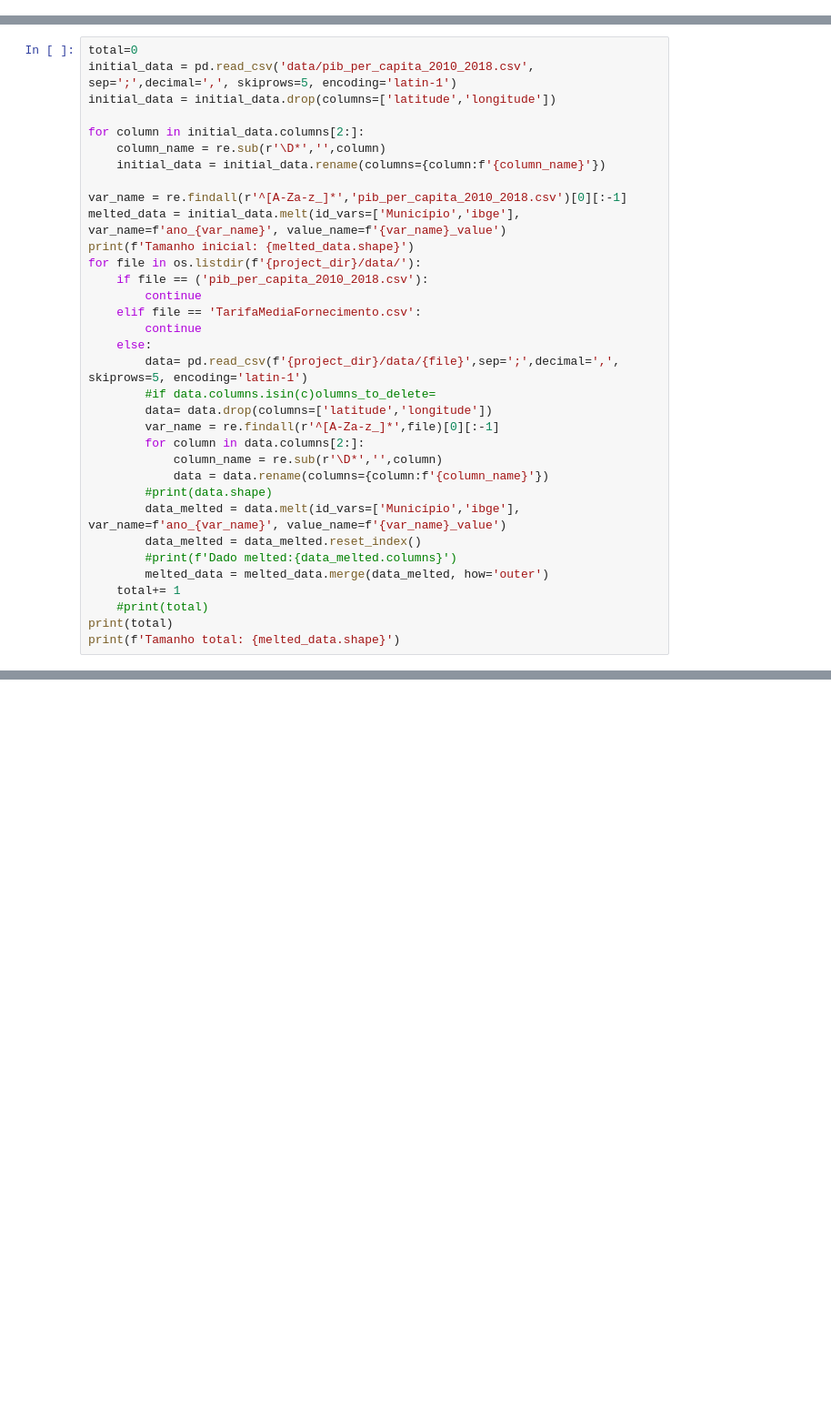
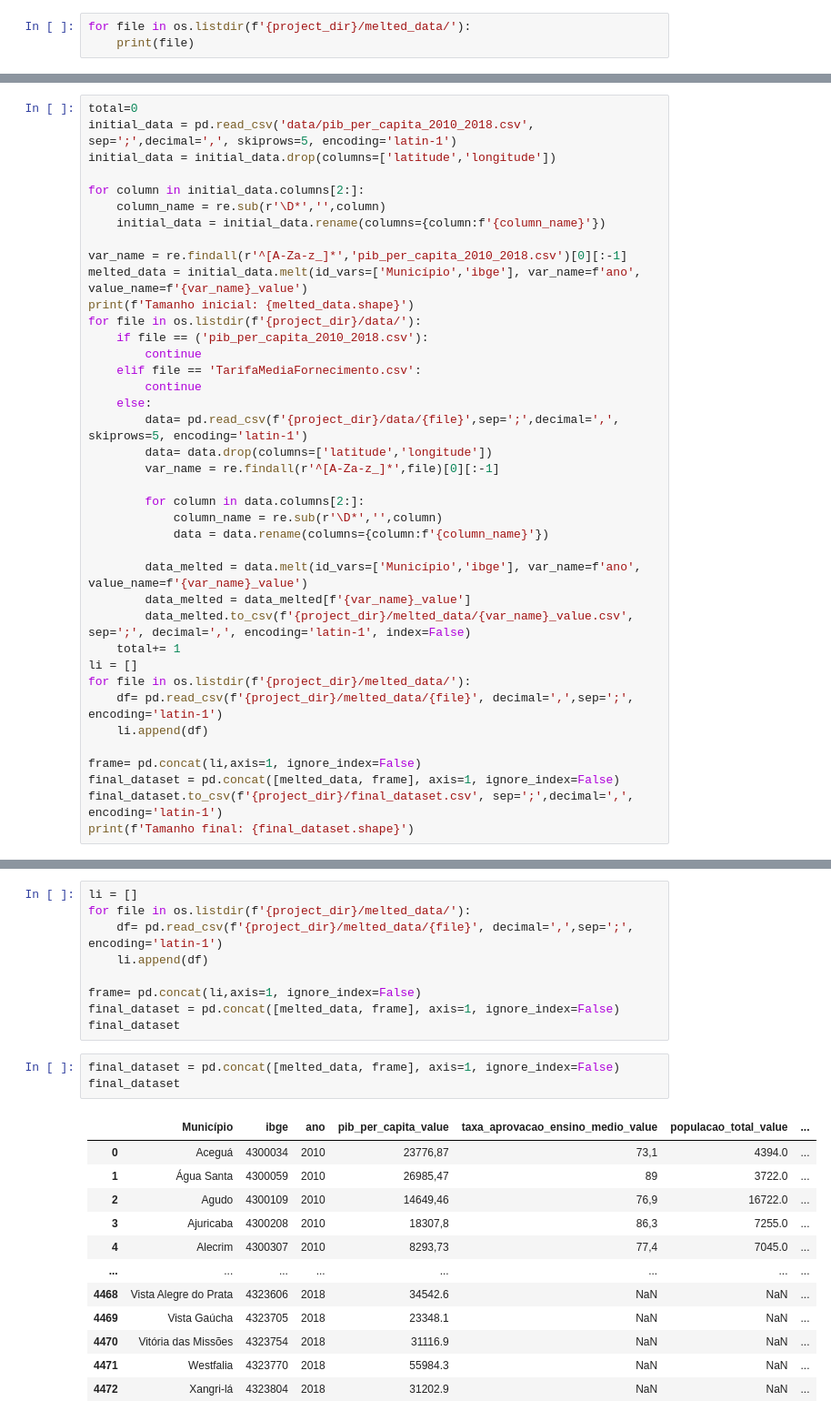
Before and after one commit to eugeniothiago/tcc_economia, a Jupyter notebook: notebook.ipynb, the cells around one changed output, grey strips where cells are left out. Shown at 91% size. Cells and saved outputs as stored; diff of their text form; blank space fills up the shorter version.

```diff
--- a/notebook.ipynb
+++ b/notebook.ipynb
@@ -32,0 +11,3 @@ os.listdir(f'{project_dir}/data')
+# %%
+for file in os.listdir(f'{project_dir}/melted_data/'):
+    print(file)
@@ -40,7 +40,7 @@ for column in initial_data.columns[2:]:
     initial_data = initial_data.rename(columns={column:f'{column_name}'})
 
 var_name = re.findall(r'^[A-Za-z_]*','pib_per_capita_2010_2018.csv')[0][:-1]
-melted_data = initial_data.melt(id_vars=['Município','ibge'], var_name=f'ano_{var_name}', value_name=f'{var_name}_value')
+melted_data = initial_data.melt(id_vars=['Município','ibge'], var_name=f'ano', value_name=f'{var_name}_value')
 print(f'Tamanho inicial: {melted_data.shape}')
 for file in os.listdir(f'{project_dir}/data/'):
     if file == ('pib_per_capita_2010_2018.csv'):
@@ -49,20 +49,25 @@ for file in os.listdir(f'{project_dir}/data/'):
         continue
     else:
         data= pd.read_csv(f'{project_dir}/data/{file}',sep=';',decimal=',', skiprows=5, encoding='latin-1')
-        #if data.columns.isin(c)olumns_to_delete=
         data= data.drop(columns=['latitude','longitude'])
         var_name = re.findall(r'^[A-Za-z_]*',file)[0][:-1]
+
         for column in data.columns[2:]:
             column_name = re.sub(r'\D*','',column)
             data = data.rename(columns={column:f'{column_name}'})
-        #print(data.shape)
-        data_melted = data.melt(id_vars=['Município','ibge'], var_name=f'ano_{var_name}', value_name=f'{var_name}_value')
-        data_melted = data_melted.reset_index()
-        #print(f'Dado melted:{data_melted.columns}')
-        melted_data = melted_data.merge(data_melted, how='outer')
+
+        data_melted = data.melt(id_vars=['Município','ibge'], var_name=f'ano', value_name=f'{var_name}_value')
+        data_melted = data_melted[f'{var_name}_value']
+        data_melted.to_csv(f'{project_dir}/melted_data/{var_name}_value.csv', sep=';', decimal=',', encoding='latin-1', index=False)
     total+= 1
-    #print(total)
-print(total)
-print(f'Tamanho total: {melted_data.shape}')
+li = []
+for file in os.listdir(f'{project_dir}/melted_data/'):
+    df= pd.read_csv(f'{project_dir}/melted_data/{file}', decimal=',',sep=';', encoding='latin-1')
+    li.append(df)
+
+frame= pd.concat(li,axis=1, ignore_index=False)
+final_dataset = pd.concat([melted_data, frame], axis=1, ignore_index=False)
+final_dataset.to_csv(f'{project_dir}/final_dataset.csv', sep=';',decimal=',', encoding='latin-1')
+print(f'Tamanho final: {final_dataset.shape}')
 # %% [output]
 Tamanho inicial: (4473, 4)
@@ -123,0 +75,25 @@ initial_data_melted[initial_data_melted.Município=='Pelotas']
+# %%
+li = []
+for file in os.listdir(f'{project_dir}/melted_data/'):
+    df= pd.read_csv(f'{project_dir}/melted_data/{file}', decimal=',',sep=';', encoding='latin-1')
+    li.append(df)
+
+frame= pd.concat(li,axis=1, ignore_index=False)
+final_dataset = pd.concat([melted_data, frame], axis=1, ignore_index=False)
+final_dataset
+# %%
+final_dataset = pd.concat([melted_data, frame], axis=1, ignore_index=False)
+final_dataset
+# %% [output]
+|  | Município | ibge | ano | pib_per_capita_value | taxa_aprovacao_ensino_medio_value | populacao_total_value | ... |
+| 0 | Aceguá | 4300034 | 2010 | 23776,87 | 73,1 | 4394.0 | ... |
+| 1 | Água Santa | 4300059 | 2010 | 26985,47 | 89 | 3722.0 | ... |
+| 2 | Agudo | 4300109 | 2010 | 14649,46 | 76,9 | 16722.0 | ... |
+| 3 | Ajuricaba | 4300208 | 2010 | 18307,8 | 86,3 | 7255.0 | ... |
+| 4 | Alecrim | 4300307 | 2010 | 8293,73 | 77,4 | 7045.0 | ... |
+| ... | ... | ... | ... | ... | ... | ... | ... |
+| 4468 | Vista Alegre do Prata | 4323606 | 2018 | 34542.6 | NaN | NaN | ... |
+| 4469 | Vista Gaúcha | 4323705 | 2018 | 23348.1 | NaN | NaN | ... |
+| 4470 | Vitória das Missões | 4323754 | 2018 | 31116.9 | NaN | NaN | ... |
+| 4471 | Westfalia | 4323770 | 2018 | 55984.3 | NaN | NaN | ... |
+| 4472 | Xangri-lá | 4323804 | 2018 | 31202.9 | NaN | NaN | ... |
```
Also changed, not shown: parts of 14 cells of this notebook.
